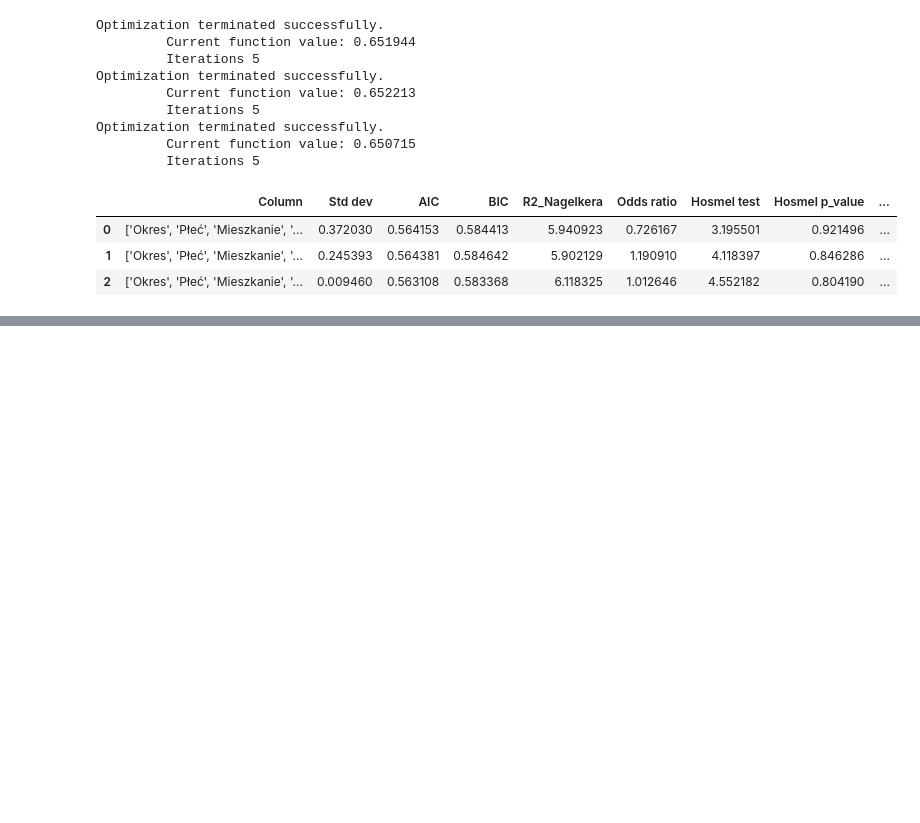
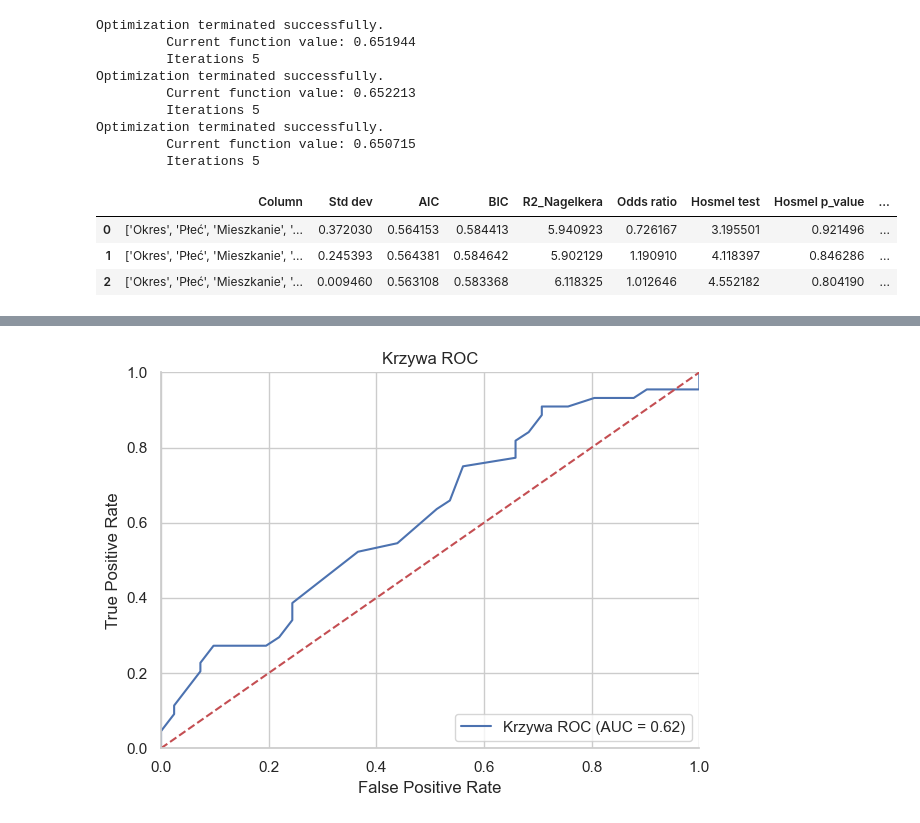
Before and after one commit to ad-po/ocena-kredytu, a Jupyter notebook: notebook.ipynb, the cells around one changed output, grey strips where cells are left out. Drawn from its saved outputs; the diff is of its cells as text; code cells hidden in the pictures; blank space fills up the shorter version.

```diff
--- a/notebook.ipynb
+++ b/notebook.ipynb
@@ -259,0 +295,9 @@ Optimization terminated successfully.
+# %%
+# Przewidywane prawdopodobieństwa klas dla zestawu testowego
+y_pred_prob = model.predict_proba(X_test)[:, 1]
+# %%
+# Wyznaczanie krzywej ROC
+fpr, tpr, thresholds = roc_curve(y_test, y_pred_prob)
+# %%
+# Obliczanie wskaźnika AUC
+auc = roc_auc_score(y_test, y_pred_prob)
@@ -259,0 +326,21 @@ Optimization terminated successfully.
+# %%
+# Rysowanie wykresu ROC przy użyciu matplotlib
+plt.figure()
+plt.plot(fpr, tpr, label='Krzywa ROC (AUC = %0.2f)' % auc)
+plt.plot([0, 1], [0, 1], 'r--')
+plt.xlim([0, 1])
+plt.ylim([0, 1])
+plt.xlabel('False Positive Rate')
+plt.ylabel('True Positive Rate')
+plt.title('Krzywa ROC')
+plt.legend(loc="lower right")
+
+# Dodatkowe elementy wizualne z wykorzystaniem seaborn
+sns.set(style="whitegrid")
+sns.despine()
+plt.tight_layout()
+
+# Wyświetlanie wykresu
+plt.show()
+# %% [output]
+[figure, added]
```
Also changed, not shown: parts of 10 cells of this notebook.
